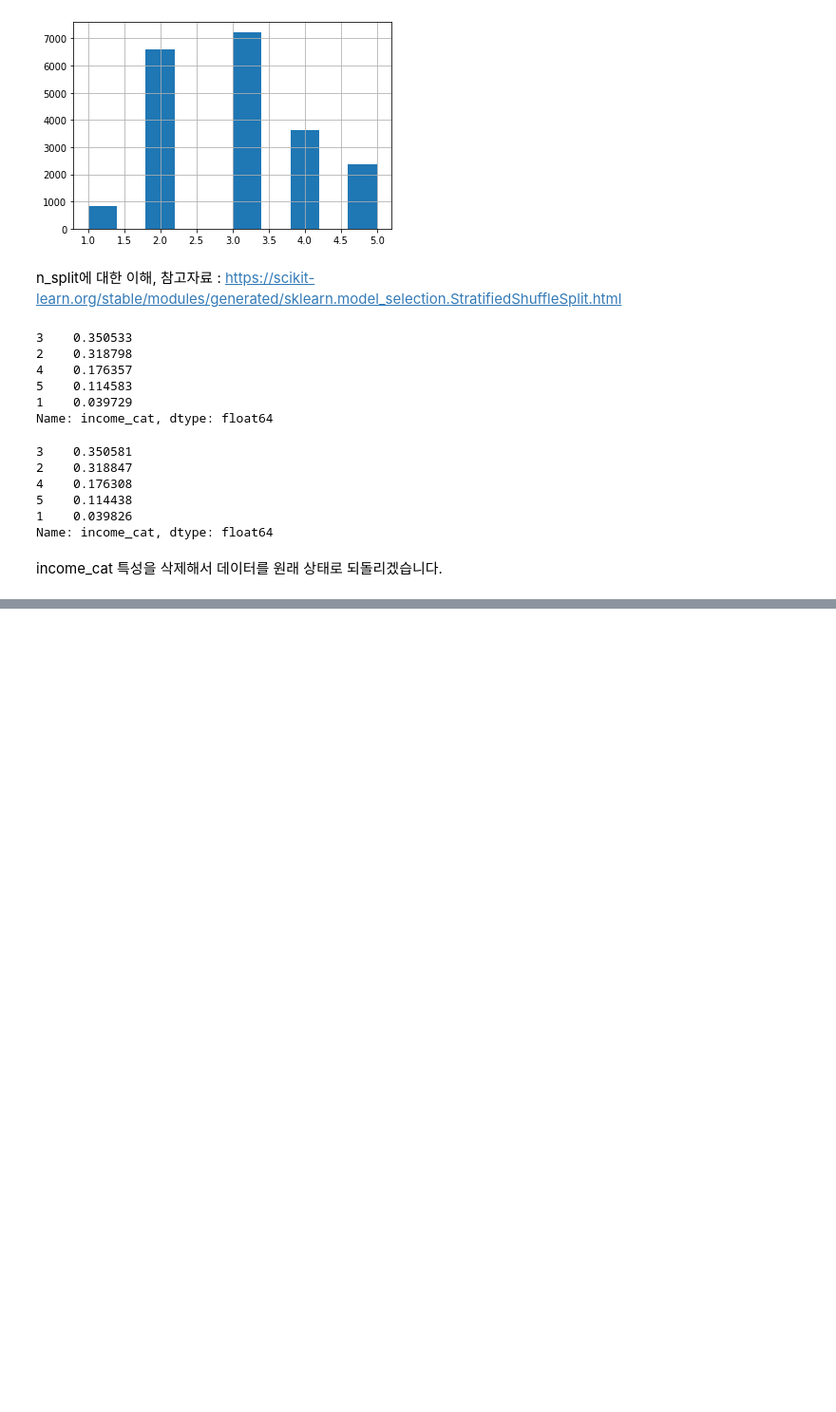
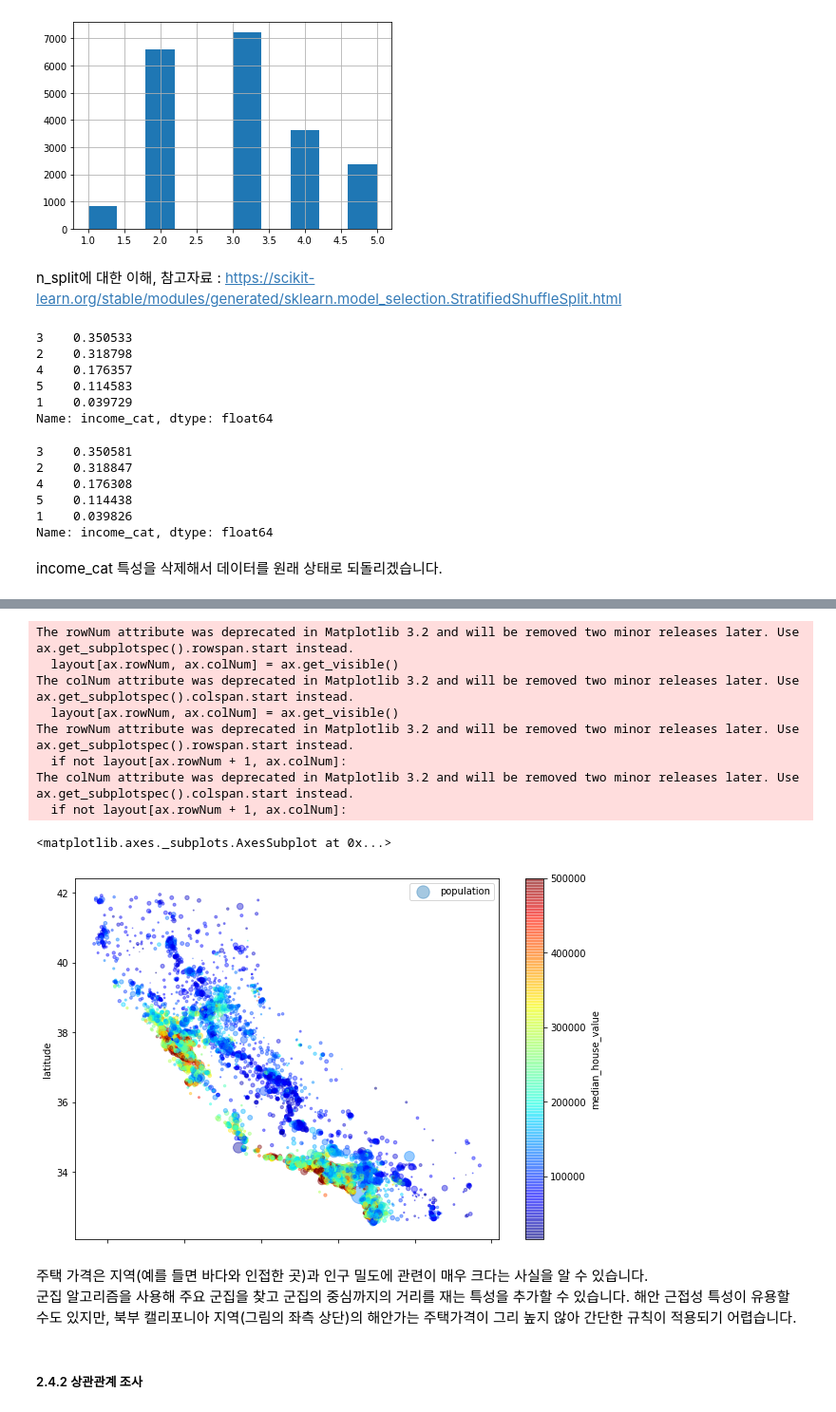
Before and after one commit to JaeDoo1034/Handson2-, a Jupyter notebook: Hands on Two. chapter2.ipynb, the cells around one changed output, grey strips where cells are left out. Shown: that part at 95% size. Cells and saved outputs as stored; diff of their text form; code cells hidden in the pictures; blank space fills up the shorter version.

```diff
--- a/Hands on Two. chapter2.ipynb
+++ b/Hands on Two. chapter2.ipynb
@@ -192,0 +215,19 @@ for set_ in (strat_train_set,strat_test_set):
+# %%
+housing.plot(kind ='scatter', x = 'longitude',y = 'latitude',alpha = 0.4,s = housing['population']/100,label = 'population',
+            figsize = (10,7),c = 'median_house_value',cmap = plt.get_cmap('jet'),colorbar = True)
+# %% [output]
+The rowNum attribute was deprecated in Matplotlib 3.2 and will be removed two minor releases later. Use ax.get_subplotspec().rowspan.start instead.
+  layout[ax.rowNum, ax.colNum] = ax.get_visible()
+The colNum attribute was deprecated in Matplotlib 3.2 and will be removed two minor releases later. Use ax.get_subplotspec().colspan.start instead.
+  layout[ax.rowNum, ax.colNum] = ax.get_visible()
+The rowNum attribute was deprecated in Matplotlib 3.2 and will be removed two minor releases later. Use ax.get_subplotspec().rowspan.start instead.
+  if not layout[ax.rowNum + 1, ax.colNum]:
+The colNum attribute was deprecated in Matplotlib 3.2 and will be removed two minor releases later. Use ax.get_subplotspec().colspan.start instead.
+  if not layout[ax.rowNum + 1, ax.colNum]:
+<matplotlib.axes._subplots.AxesSubplot at 0x...>
+[figure, added]
+# %% [markdown]
+주택 가격은 지역(예를 들면 바다와 인접한 곳)과 인구 밀도에 관련이 매우 크다는 사실을 알 수 있습니다.<br>
+군집 알고리즘을 사용해 주요 군집을 찾고 군집의 중심까지의 거리를 재는 특성을 추가할 수 있습니다. 해안 근접성 특성이 유용할 수도 있지만, 북부 캘리포니아 지역(그림의 좌측 상단)의 해안가는 주택가격이 그리 높지 않아 간단한 규칙이 적용되기 어렵습니다.
+# %% [markdown]
+##### 2.4.2 상관관계 조사
```
Also changed, not shown: parts of 59 cells of this notebook.
